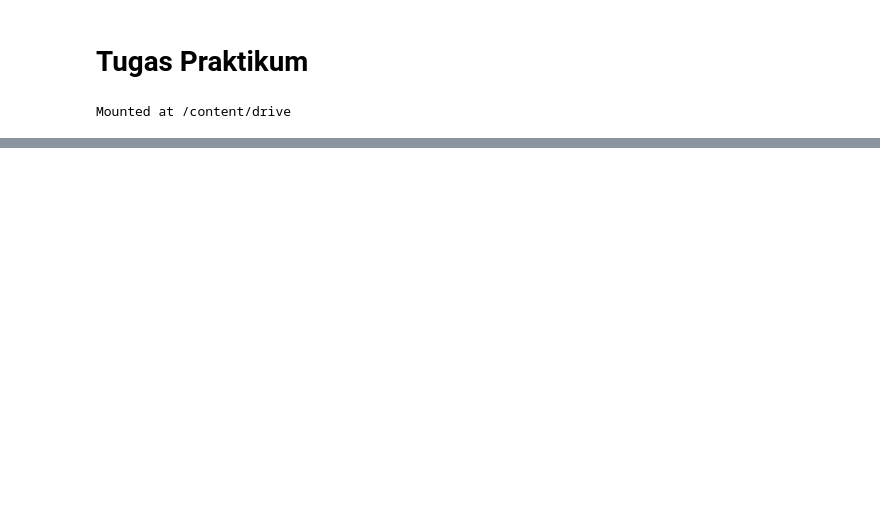
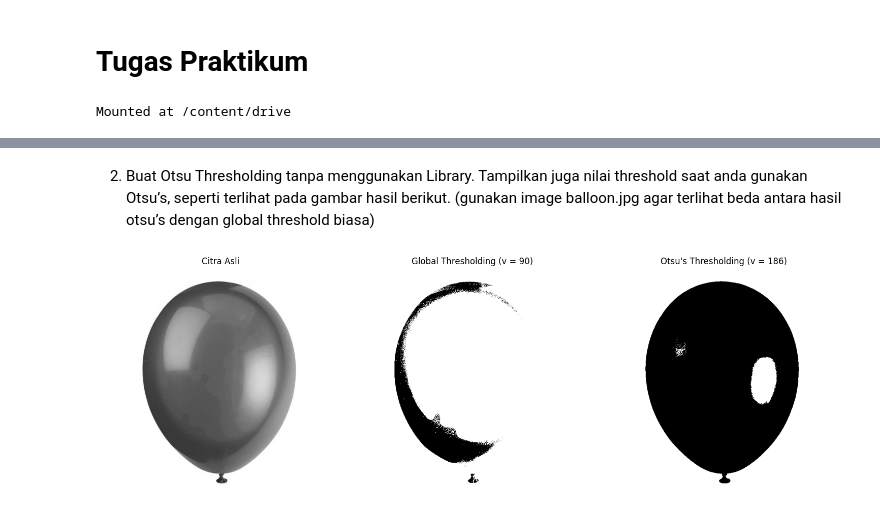
Before and after one commit to MuhammadKhairunnasNurdin/PCVK_2024, a Jupyter notebook: Week_9.ipynb, the cells around one changed output, grey strips where cells are left out. Saved outputs shown, nothing was run; the diff lists cells and outputs as text; code cells hidden in the pictures; blank space fills up the shorter version.

```diff
--- a/Week_9.ipynb
+++ b/Week_9.ipynb
@@ -631,0 +62,48 @@ process_ktp_image(image_path)
+# %% [markdown]
+2. Buat Otsu Thresholding tanpa menggunakan Library. Tampilkan juga nilai threshold
+saat anda gunakan Otsu’s, seperti terlihat pada gambar hasil berikut. (gunakan image
+balloon.jpg agar terlihat beda antara hasil otsu’s dengan global threshold biasa)
+# %%
+image = cv2.imread('/content/drive/MyDrive/PCVK_MM/Images/Images/balloon.jpg', cv2.IMREAD_GRAYSCALE)
+
+# Mendapatkan histogram dan total jumlah piksel
+histogram, bins = np.histogram(image.flatten(), 256, [0, 256])
+total_pixels = image.size
+
+# Menghitung probabilitas tiap level intensitas
+probabilities = histogram / total_pixels
+
+# Variabel untuk menyimpan nilai terbaik
+current_max = 0
+threshold_optimal = 0
+
+# Perhitungan antara dan dalam kelas
+for threshold in range(256):
+    # Probabilitas kelas pertama (0 sampai threshold)
+    weight_background = np.sum(probabilities[:threshold])
+    weight_foreground = np.sum(probabilities[threshold:])
+
+    if weight_background == 0 or weight_foreground == 0:
+        continue
+
+    # Rata-rata kelas pertama dan kedua
+    mean_background = np.sum(np.arange(threshold) * probabilities[:threshold]) / weight_background
+    mean_foreground = np.sum(np.arange(threshold, 256) * probabilities[threshold:]) / weight_foreground
+
+    # Varians antar kelas
+    between_class_variance = weight_background * weight_foreground * (mean_background - mean_foreground) ** 2
+
+    # Memeriksa apakah ini adalah varians antar kelas maksimum
+    if between_class_variance > current_max:
+        current_max = between_class_variance
+        threshold_optimal = threshold
+
+# Menerapkan threshold optimal ke gambar
+otsu_result = np.where(image > threshold_optimal, 255, 0).astype(np.uint8)
+global_result = np.where(image > 90, 255, 0).astype(np.uint8)
+# Menampilkan hasil
+images = [image, global_result, otsu_result]
+titles = ['Citra Asli', 'Global Thresholding (v = 90)', f"Otsu's Thresholding (v = {threshold_optimal})"]
+display_images(images, titles)
+# %% [output]
+[figure, added]
```
Also changed, not shown: parts of 49 cells of this notebook.
